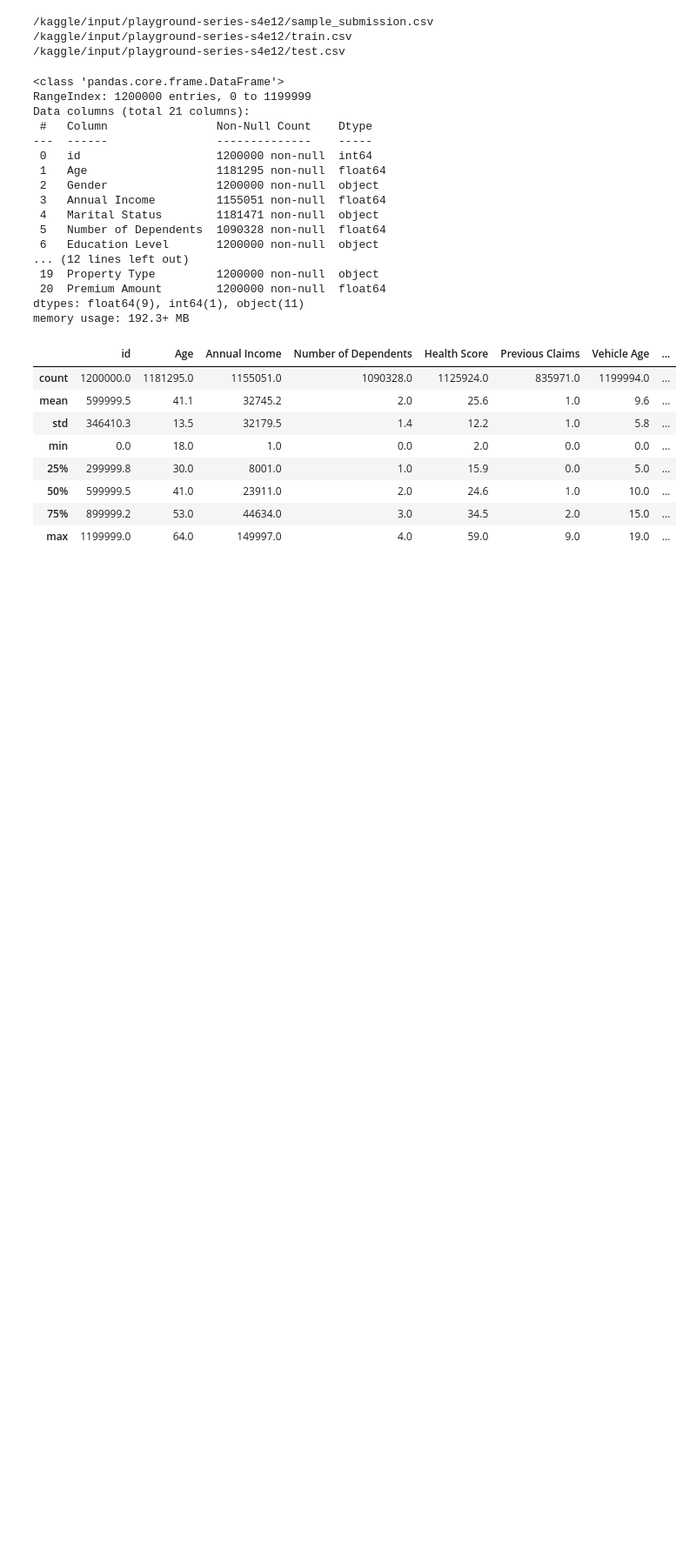
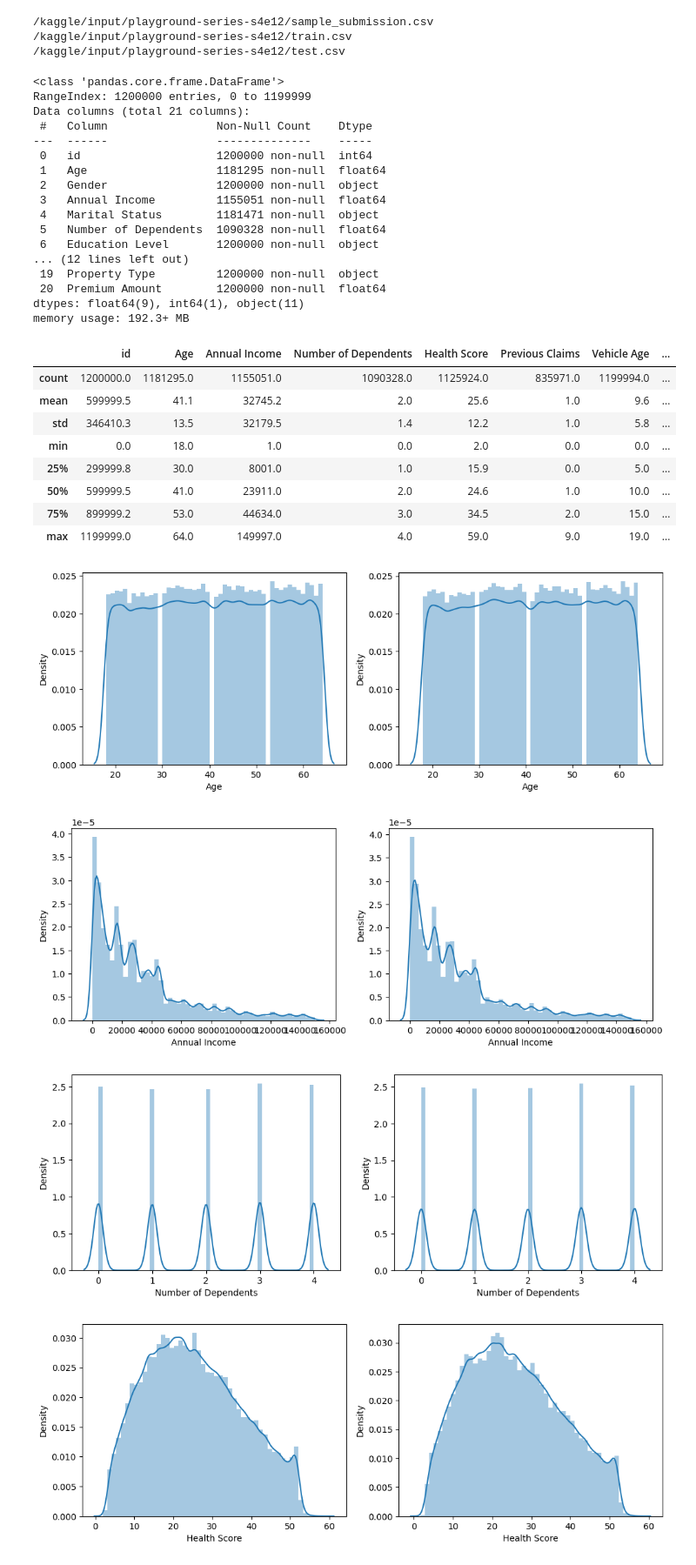
Before and after one commit to yash-meshram/Insurance-Premium, a Jupyter notebook: insurance-premium.ipynb, the cells around one changed output. Shown at 87% size. Cells and saved outputs as stored; diff of their text form; code cells hidden in the pictures; blank space fills up the shorter version.

Commit message:
Kaggle Notebook | Insurance Premium  | Version 10

```diff
--- a/insurance-premium.ipynb
+++ b/insurance-premium.ipynb
@@ -66,3 +69,21 @@ df.describe().round(1)
 | 50% | 599999.5 | 41.0 | 23911.0 | 2.0 | 24.6 | 1.0 | 10.0 | ... |
 | 75% | 899999.2 | 53.0 | 44634.0 | 3.0 | 34.5 | 2.0 | 15.0 | ... |
 | max | 1199999.0 | 64.0 | 149997.0 | 4.0 | 59.0 | 9.0 | 19.0 | ... |
+# %%
+# plt.plot(df['Age'].sort_values().reset_index(drop=True))
+
+non_object_columns = ['Age', 'Annual Income', 'Number of Dependents', 'Health Score', 'Previous Claims', 'Vehicle Age', 'Credit Score', 'Insurance Duration']
+
+for non_object_column in non_object_columns:
+    plt.figure(figsize=(12, 4))
+    plt.subplot(1, 2, 1)
+    sns.distplot(a=df[non_object_column])
+    plt.subplot(1, 2, 2)
+    sns.distplot(a=df_test[non_object_column])
+    # plt.title(non_object_column)
+    plt.show()
+# %% [output]
+[figure, added]
+[figure, added]
+[figure, added]
+[figure, added]
```
Also changed, not shown: parts of 26 cells of this notebook.
